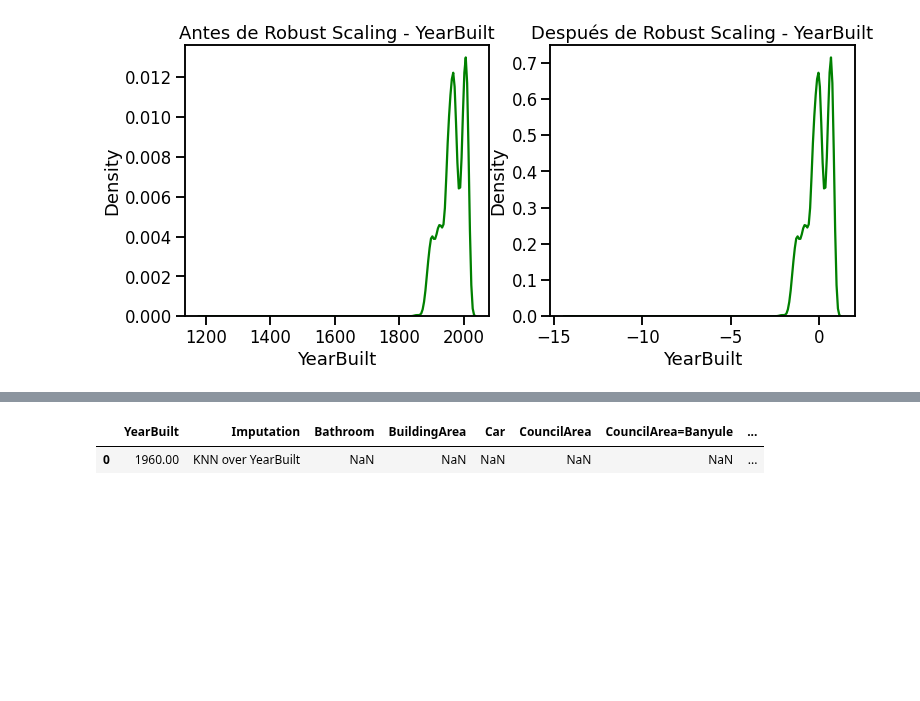
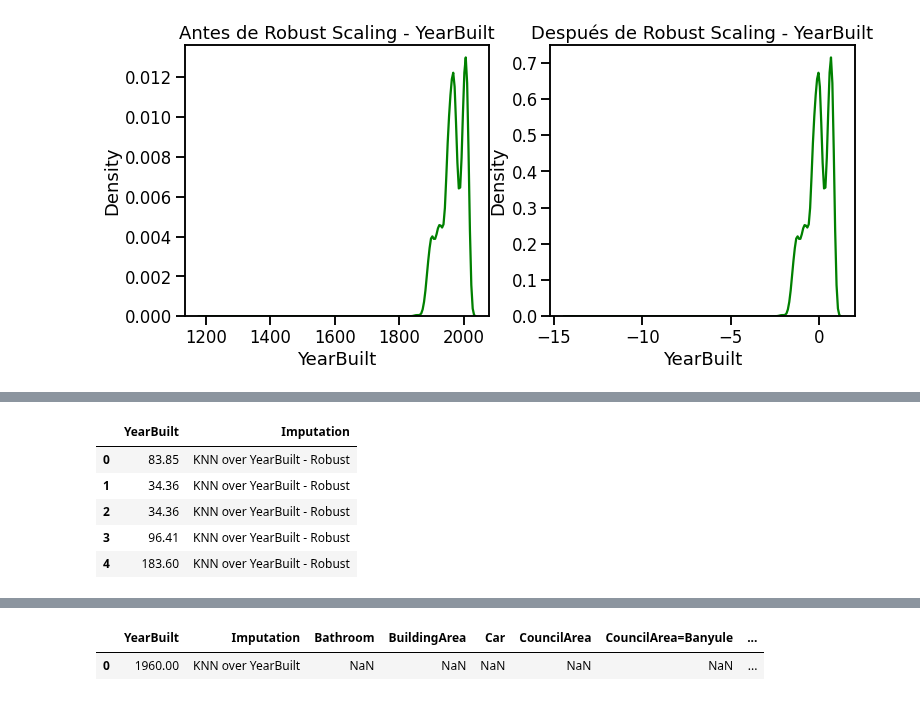
Before and after one commit to Grupo242022/EyCD, a Jupyter notebook: Entregable_Parte_2_2022_v1.ipynb, the cells around one changed output, grey strips where cells are left out. Cells and saved outputs as stored; diff of their text form; code cells hidden in the pictures; blank space fills up the shorter version.

```diff
--- a/Entregable_Parte_2_2022_v1.ipynb
+++ b/Entregable_Parte_2_2022_v1.ipynb
@@ -275,0 +288,9 @@ scaled_i = scaled_knn_YB.reshape(12138, 410)
+# %%
+YB_area_n.loc[:,['YearBuilt', 'Imputation']].head()
+# %% [output]
+|  | YearBuilt | Imputation |
+| 0 | 83.85 | KNN over YearBuilt - Robust |
+| 1 | 34.36 | KNN over YearBuilt - Robust |
+| 2 | 34.36 | KNN over YearBuilt - Robust |
+| 3 | 96.41 | KNN over YearBuilt - Robust |
+| 4 | 183.60 | KNN over YearBuilt - Robust |
```
Also changed, not shown: parts of 9 cells of this notebook.
